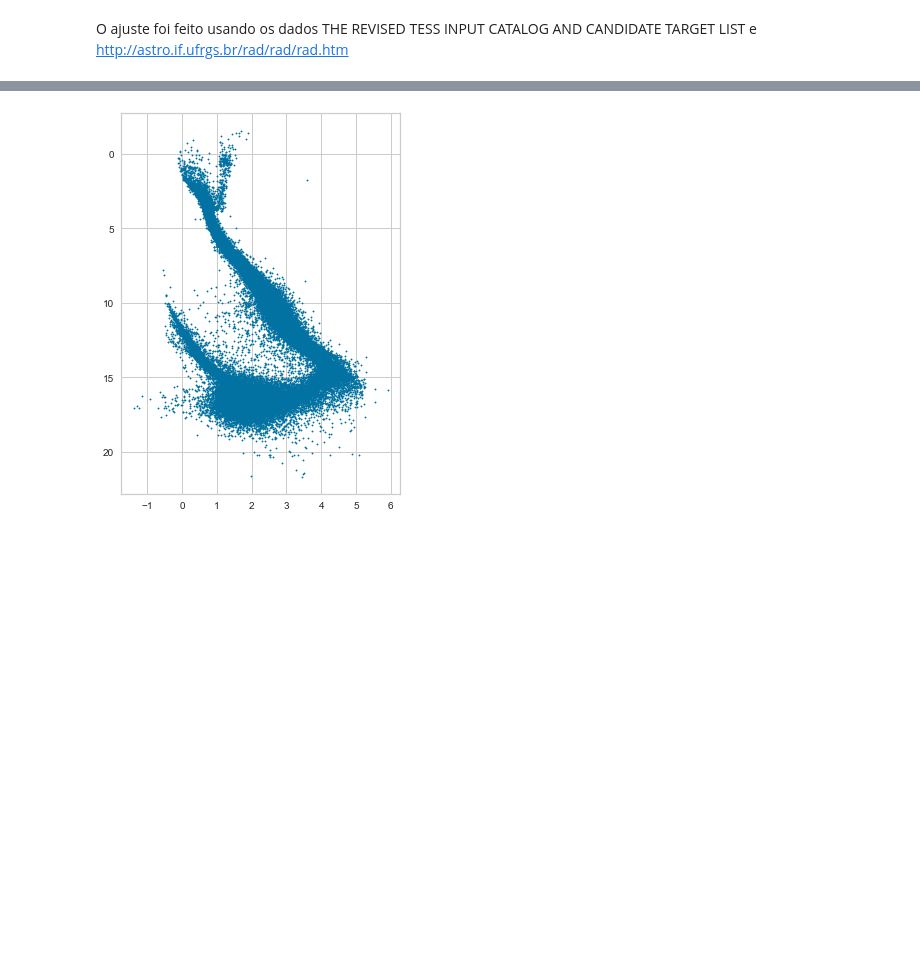
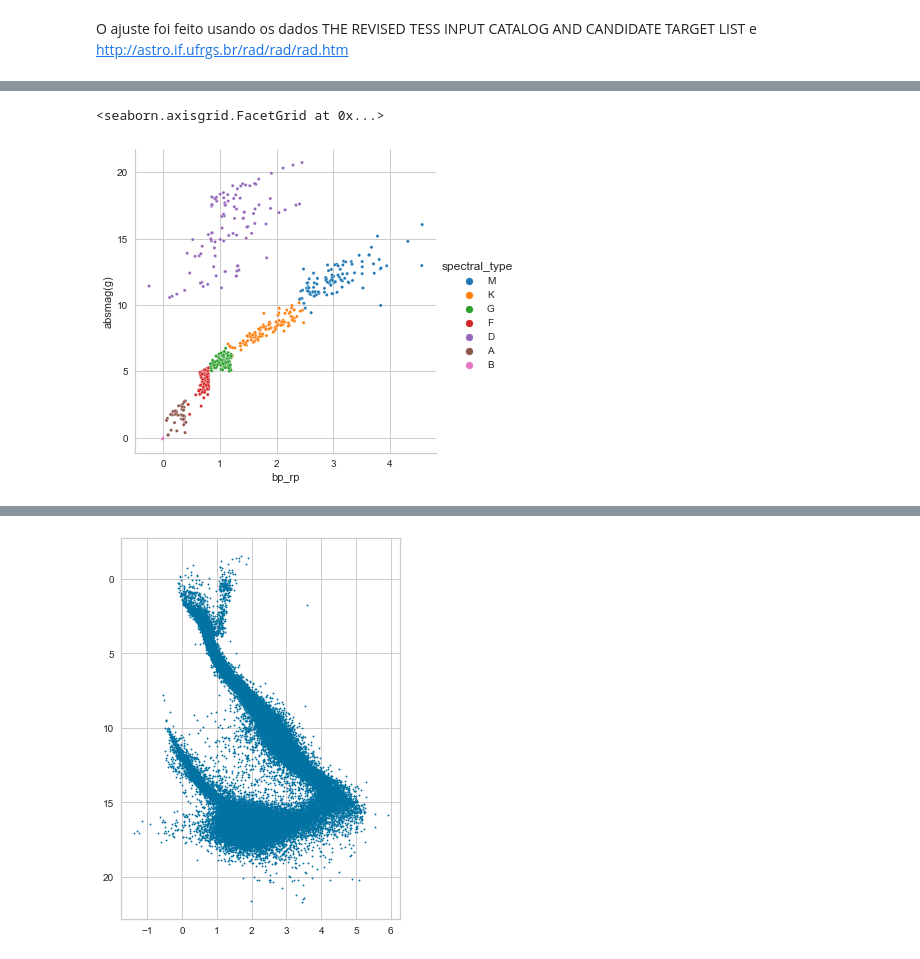
Before and after one commit to Di-carvalho/stars-classificatio-semi-supervised-, a Jupyter notebook: star_classification-gaia-semi.ipynb, the cells around one changed output, grey strips where cells are left out. Saved outputs shown, nothing was run; the diff lists cells and outputs as text; code cells hidden in the pictures; blank space fills up the shorter version.

```diff
--- a/star_classification-gaia-semi.ipynb
+++ b/star_classification-gaia-semi.ipynb
@@ -372,0 +371,23 @@ sns.relplot(
+# %%
+m = gaia_model.loc[gaia_model['spectral_type'] == 'M']
+M = m.sample(100)
+
+k = gaia_model.loc[gaia_model['spectral_type'] == 'K']
+K = k.sample(100)
+
+g = gaia_model.loc[gaia_model['spectral_type'] == 'G']
+G = g.sample(100)
+
+f = gaia_model.loc[gaia_model['spectral_type'] == 'F']
+F = f.sample(100)
+
+d = gaia_model.loc[gaia_model['spectral_type'] == 'D']
+D = d.sample(100)
+
+a = gaia_model.loc[gaia_model['spectral_type'] == 'A']
+
+b = gaia_model.loc[gaia_model['spectral_type'] == 'B']
+
+
+downsampling = pd.concat([M, K, G, F, D, a, b], ignore_index=True)
+downsampling.groupby('spectral_type').count()
@@ -372,0 +404,9 @@ sns.relplot(
+# %%
+sns.relplot(
+    data=downsampling,
+    x='bp_rp', y="absmag(g)",
+    hue='spectral_type',palette='tab10',s=10
+)
+# %% [output]
+<seaborn.axisgrid.FacetGrid at 0x...>
+[figure, added]
```
Also changed, not shown: parts of 25 cells of this notebook.
